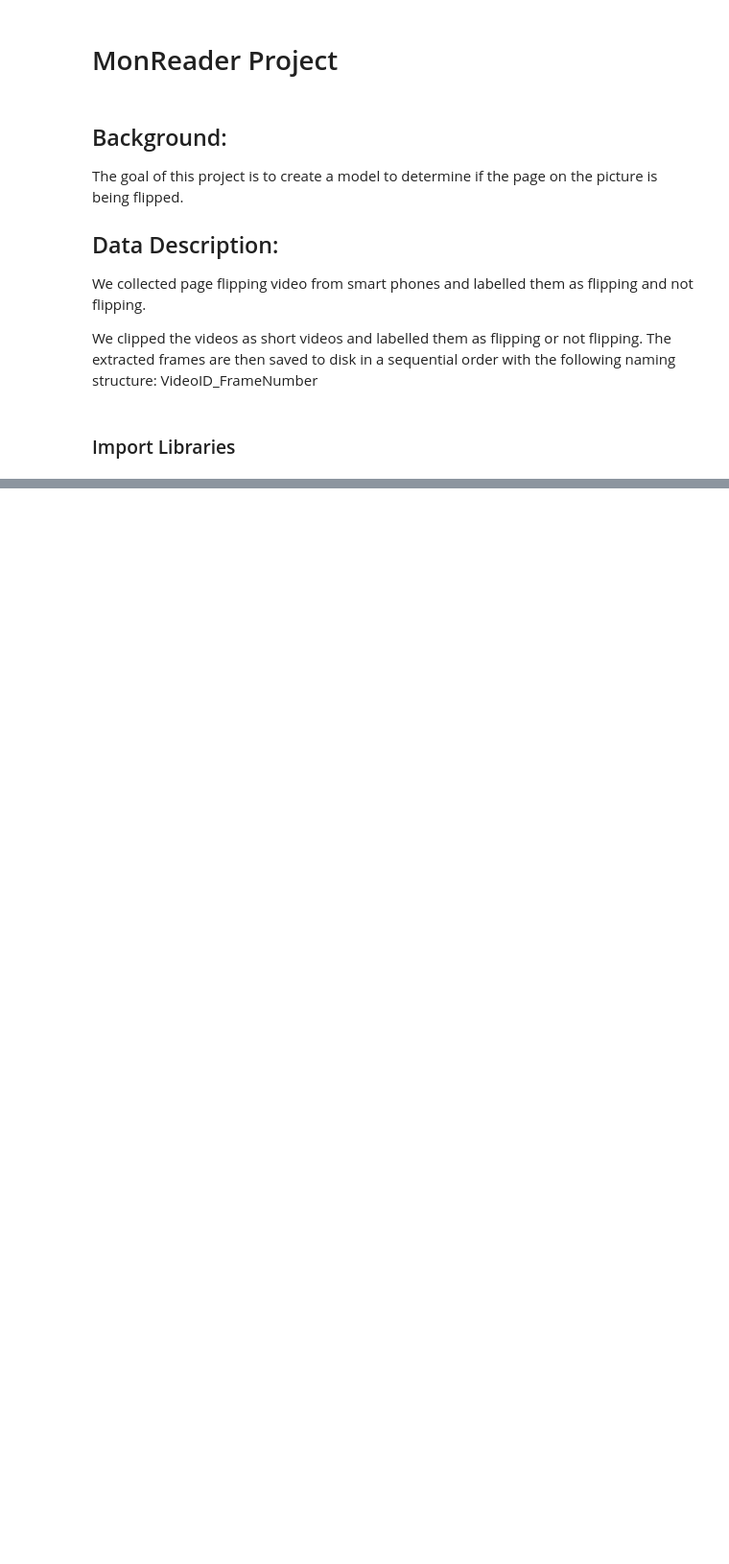
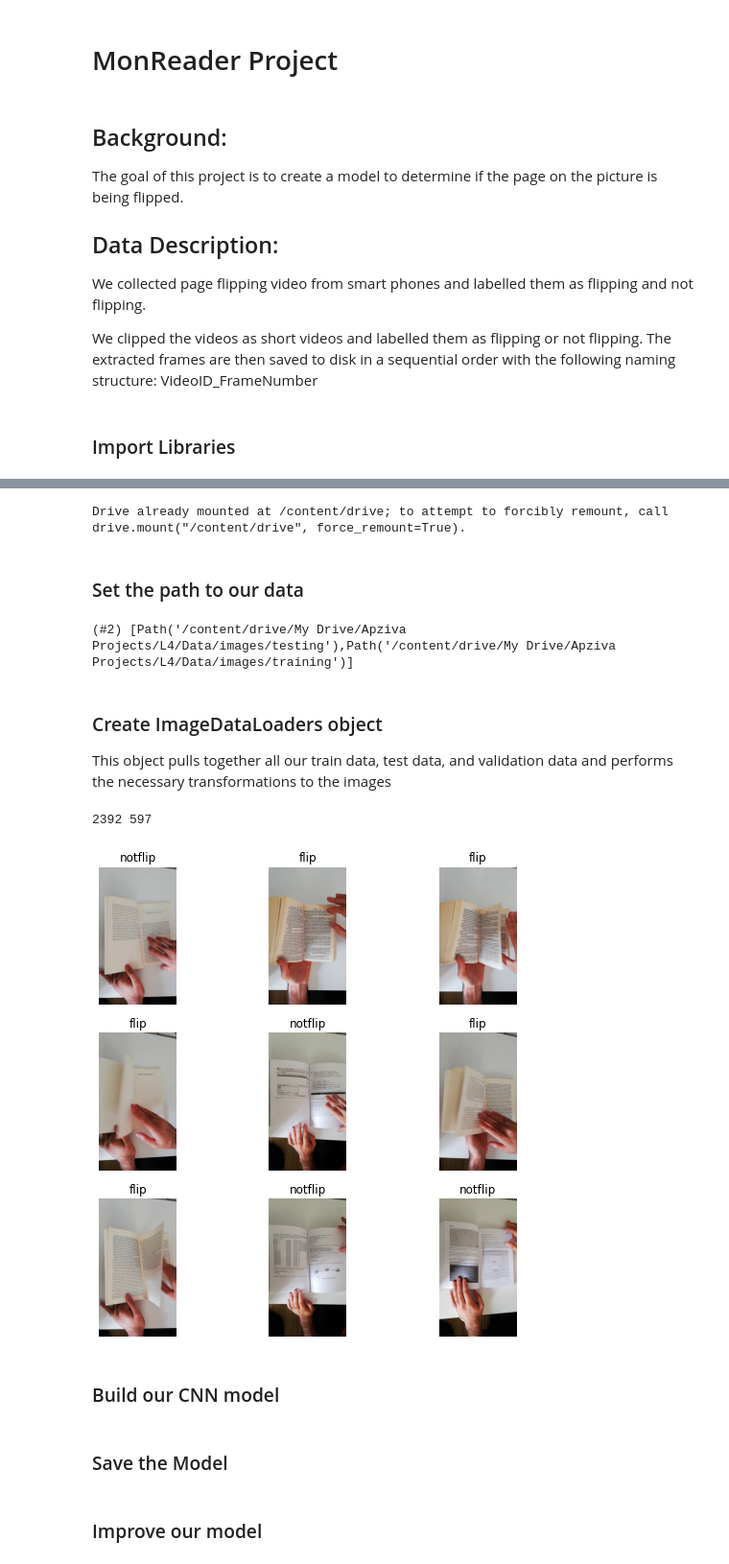
Before and after one commit to NNtorvas/MonReader, a Jupyter notebook: monreader_notebook.ipynb, the cells around one changed output, grey strips where cells are left out. Shown: that part at 96% size. Cells and saved outputs as stored; diff of their text form; code cells hidden in the pictures; blank space fills up the shorter version.

```diff
--- a/monreader_notebook.ipynb
+++ b/monreader_notebook.ipynb
@@ -46,0 +56,41 @@ nltk.download('punkt')
+# %%
+# mount google drive
+import os
+from google.colab import drive
+
+drive.mount('/content/drive')
+# %% [output]
+Drive already mounted at /content/drive; to attempt to forcibly remount, call drive.mount("/content/drive", force_remount=True).
+# %% [markdown]
+### Set the path to our data
+# %%
+# Set path to root directory
+path = Path('/content/drive/My Drive/Apziva Projects/L4/Data/images')
+
+# View all files in directory
+path.ls()
+# %% [output]
+(#2) [Path('/content/drive/My Drive/Apziva Projects/L4/Data/images/testing'),Path('/content/drive/My Drive/Apziva Projects/L4/Data/images/training')]
+# %% [markdown]
+### Create ImageDataLoaders object
+
+This object pulls together all our train data, test data, and validation data and performs the necessary transformations to the images
+# %%
+# We are creating a fastai DataLoaders from our dataset
+# Preprocessing takes place when creating the dataloaders
+# May need to decrease batch size and num_workers depending on GPU
+data = ImageDataLoaders.from_folder(path, train='training', valid='testing', size=224, bs=64, num_workers=8)
+# %%
+# Show what the data looks like after being transformed
+data.show_batch()
+
+# See the classes and count of classes in your dataset
+print(data.vocab,data.c)
+
+# See the number of images in each data set
+print(len(data.train_ds), len(data.valid_ds))
+# %% [output]
+2392 597
+[figure, added]
+# %% [markdown]
+### Build our CNN model
@@ -46,0 +103,2 @@ nltk.download('punkt')
+# %% [markdown]
+### Save the Model
@@ -46,0 +111,2 @@ nltk.download('punkt')
+# %% [markdown]
+### Improve our model
```
Also changed, not shown: parts of 7 cells of this notebook.
